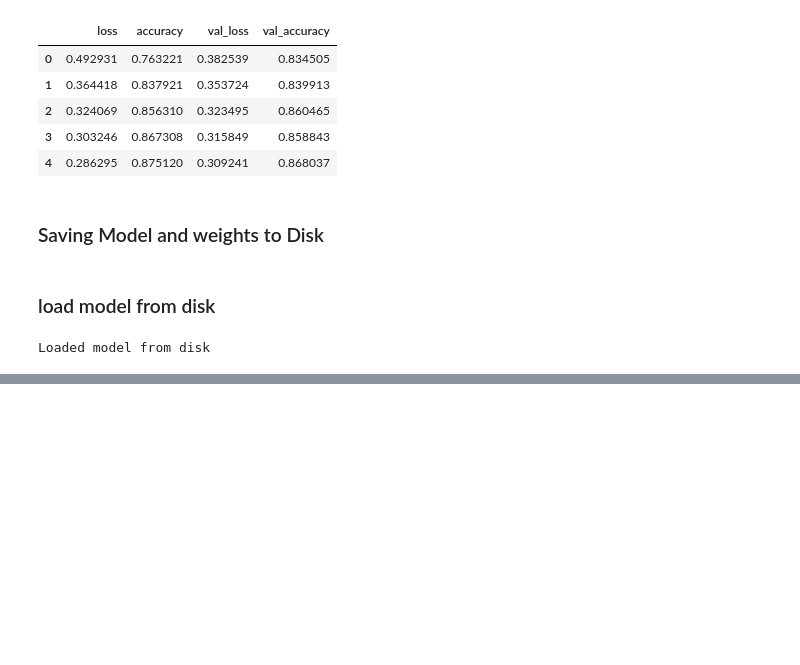
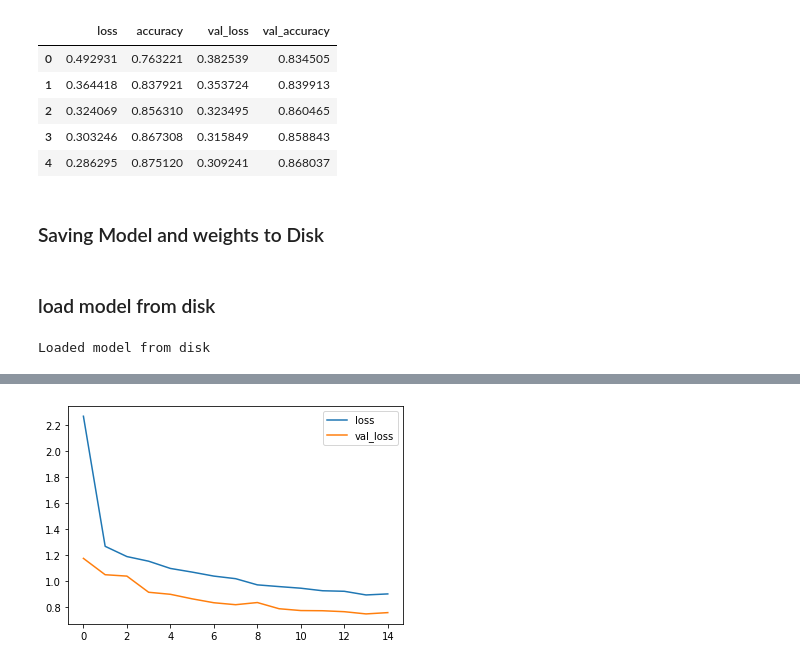
Before and after one commit to TerminalBen/Face_Classification, a Jupyter notebook: prediction.ipynb, the cells around one changed output, grey strips where cells are left out. Cells and saved outputs as stored; diff of their text form; code cells hidden in the pictures; blank space fills up the shorter version.

```diff
--- a/prediction.ipynb
+++ b/prediction.ipynb
@@ -256,0 +281,6 @@ NameError: name 'loaded_model' is not defined
+# %%
+y = data['ethnicity']
+
+X_train, X_test, y_train, y_test = train_test_split(
+    x, y, test_size=0.22, random_state=37
+)
@@ -256,0 +290,12 @@ NameError: name 'loaded_model' is not defined
+# %%
+eth_model = tf.keras.Sequential([
+    layers.InputLayer(input_shape=(48,48,1)),
+    layers.Conv2D(32, (3, 3), activation='relu', input_shape=(32, 32, 3)),
+    layers.MaxPooling2D((2, 2)),
+    layers.Conv2D(64, (3, 3), activation='relu'),
+    layers.MaxPooling2D((2, 2)),
+    layers.Flatten(),
+    layers.Dense(64, activation='relu'),
+    layers.Dropout(rate=0.5),
+    layers.Dense(5,activation='softmax')
+])
@@ -256,0 +305,4 @@ NameError: name 'loaded_model' is not defined
+# %%
+eth_model.compile(optimizer='adam',
+              loss=tf.keras.losses.SparseCategoricalCrossentropy(from_logits=True),
+              metrics=['accuracy'])
@@ -256,0 +335,4 @@ NameError: name 'loaded_model' is not defined
+# %%
+history2 = eth_model.fit(
+    X_train, y_train, epochs=15, validation_split=0.1, batch_size=64,
+)
@@ -256,0 +357,6 @@ NameError: name 'loaded_model' is not defined
+# %%
+history_df_eth = pd.DataFrame(history2.history)
+history_df_eth.loc[:, ['loss', 'val_loss']].plot();
+print("Ethnic Model Training history- No stopping function + ADAM ")
+print("Minimum validation loss: {}".format(history_df_eth['val_loss'].min()))
+# %% [output]
@@ -256,0 +365 @@ NameError: name 'loaded_model' is not defined
+[figure, added]
```
Also changed, not shown: parts of 27 cells of this notebook.
